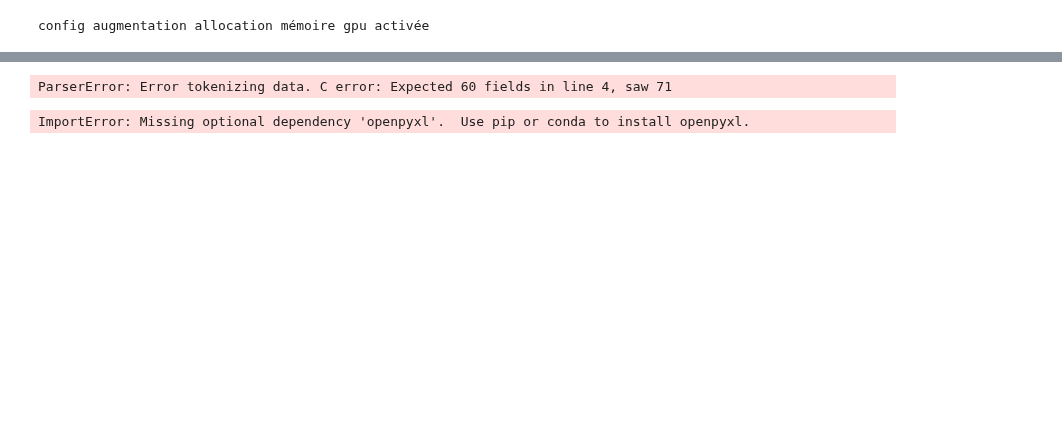
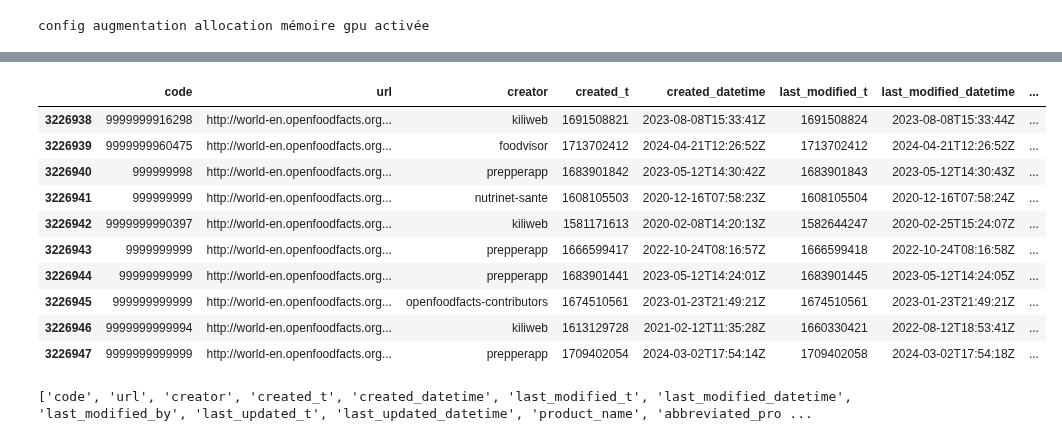
Before and after one commit to CarolusIntelligence/green_ia, a Jupyter notebook: cch/pre_processing_v0.1.ipynb, the cells around one changed output, grey strips where cells are left out. Saved outputs shown, nothing was run; the diff lists cells and outputs as text; code cells hidden in the pictures; blank space fills up the shorter version.

Commit message:
création csv local, affichage colonnes % de nan

```diff
--- a/cch/pre_processing_v0.1.ipynb
+++ b/cch/pre_processing_v0.1.ipynb
@@ -26,0 +31,15 @@ import os
+# %%
+# récupére données open food facts et en génére un df en local (inutile de l'exex systématiquement...)
+url = "https://static.openfoodfacts.org/data/en.openfoodfacts.org.products.csv.gz"
+response = requests.get(url)
+
+if response.status_code == 200:
+    with gzip.GzipFile(fileobj=BytesIO(response.content), mode='rb') as file:
+        df = pd.read_csv(file, sep='\t', encoding='utf-8')
+        pd.set_option('display.max_columns', None)
+        print(df)
+
+        df.to_csv('C:\\Users\\charl\\Documents\\workspace\\green_ia\\cch\\data\\openfoodfacts.csv', index=False)  # Vous pouvez spécifier l'index comme False si vous ne voulez pas le sauvegarder
+        print("csv sauvegardé en local")
+else:
+    print(f"error, {response.status_code}.")
@@ -27,13 +64,15 @@ import os
 # %%
-open_food_facts = "C:\\Users\\charl\\Documents\\workspace\\green_ia\\cch\\data\\en.openfoodfacts.org.products.csv"
-df = pd.read_csv(open_food_facts)
+openfoodfacts_csv = "C:\\Users\\charl\\Documents\\workspace\\green_ia\\cch\\data\\openfoodfacts.csv"
+df = pd.read_csv(openfoodfacts_csv)
 # %% [output]
-ParserError: Error tokenizing data. C error: Expected 60 fields in line 4, saw 71
+|  | code | url | creator | created_t | created_datetime | last_modified_t | last_modified_datetime | ... |
+| 3226938 | 9999999916298 | http://world-en.openfoodfacts.org... | kiliweb | 1691508821 | 2023-08-08T15:33:41Z | 1691508824 | 2023-08-08T15:33:44Z | ... |
+| 3226939 | 9999999960475 | http://world-en.openfoodfacts.org... | foodvisor | 1713702412 | 2024-04-21T12:26:52Z | 1713702412 | 2024-04-21T12:26:52Z | ... |
+| 3226940 | 999999998 | http://world-en.openfoodfacts.org... | prepperapp | 1683901842 | 2023-05-12T14:30:42Z | 1683901843 | 2023-05-12T14:30:43Z | ... |
+| 3226941 | 999999999 | http://world-en.openfoodfacts.org... | nutrinet-sante | 1608105503 | 2020-12-16T07:58:23Z | 1608105504 | 2020-12-16T07:58:24Z | ... |
+| 3226942 | 9999999990397 | http://world-en.openfoodfacts.org... | kiliweb | 1581171613 | 2020-02-08T14:20:13Z | 1582644247 | 2020-02-25T15:24:07Z | ... |
+| 3226943 | 9999999999 | http://world-en.openfoodfacts.org... | prepperapp | 1666599417 | 2022-10-24T08:16:57Z | 1666599418 | 2022-10-24T08:16:58Z | ... |
+| 3226944 | 99999999999 | http://world-en.openfoodfacts.org... | prepperapp | 1683901441 | 2023-05-12T14:24:01Z | 1683901445 | 2023-05-12T14:24:05Z | ... |
+| 3226945 | 999999999999 | http://world-en.openfoodfacts.org... | openfoodfacts-contributors | 1674510561 | 2023-01-23T21:49:21Z | 1674510561 | 2023-01-23T21:49:21Z | ... |
+| 3226946 | 9999999999994 | http://world-en.openfoodfacts.org... | kiliweb | 1613129728 | 2021-02-12T11:35:28Z | 1660330421 | 2022-08-12T18:53:41Z | ... |
+| 3226947 | 9999999999999 | http://world-en.openfoodfacts.org... | prepperapp | 1709402054 | 2024-03-02T17:54:14Z | 1709402058 | 2024-03-02T17:54:18Z | ... |
-# %%
-simul_ecoscore_path = "C:\\Users\\charl\\Documents\\workspace\\green_ia\\cch\\infos\\"
-simul_ecoscore_xlsx = simul_ecoscore_path + "SimulationEco-scorev2.8.xlsx"
-df = pd.read_excel(simul_ecoscore_xlsx)
-
-df.to_csv(f"{simul_ecoscore_path}SimulationEco-scorev2.8.xlsx", index=False)
-# %% [output]
-ImportError: Missing optional dependency 'openpyxl'.  Use pip or conda to install openpyxl.
@@ -39,0 +85,6 @@ ImportError: Missing optional dependency 'openpyxl'.  Use pip or conda to instal
+# %%
+# affiche le nom de toutes les colonnes du df
+column_list = list(df.columns)
+print(column_list)
+# %% [output]
+['code', 'url', 'creator', 'created_t', 'created_datetime', 'last_modified_t', 'last_modified_datetime', 'last_modified_by', 'last_updated_t', 'last_updated_datetime', 'product_name', 'abbreviated_pro ...
```
Also changed, not shown: parts of 6 cells of this notebook.
